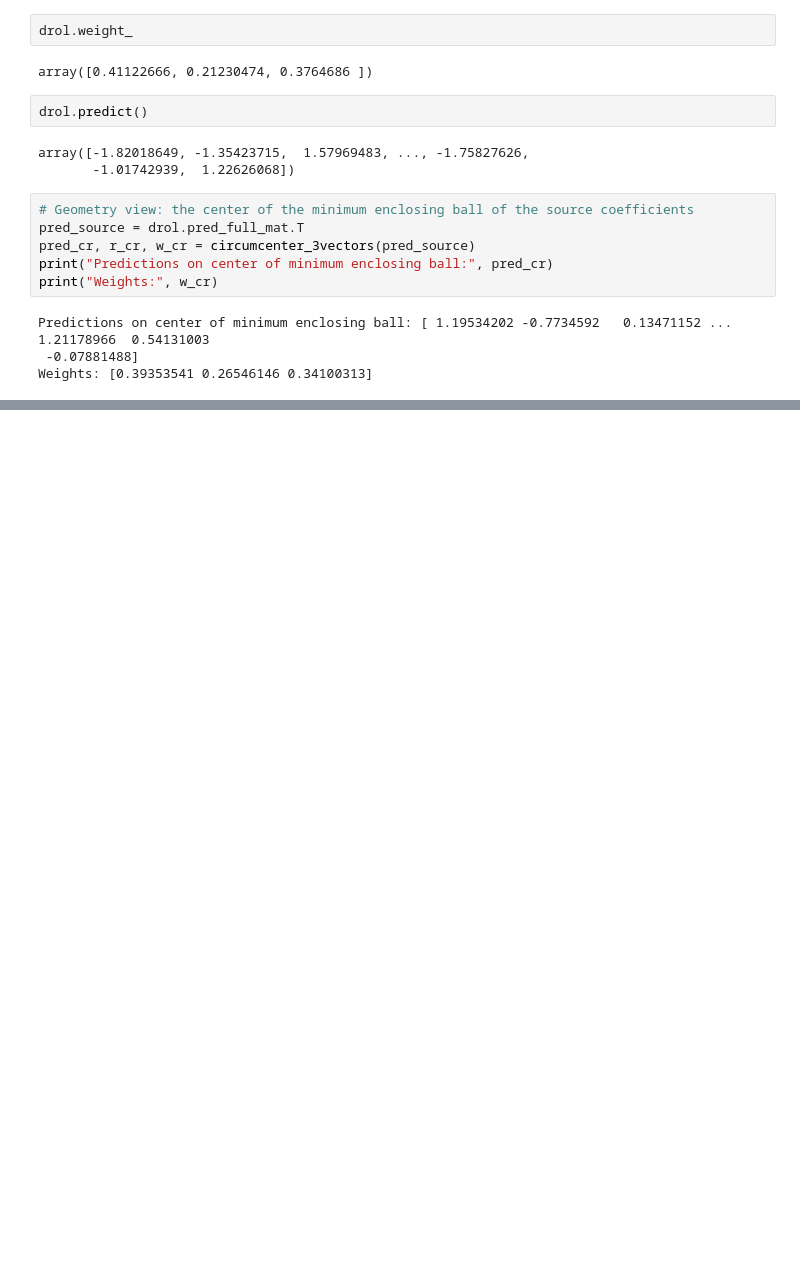
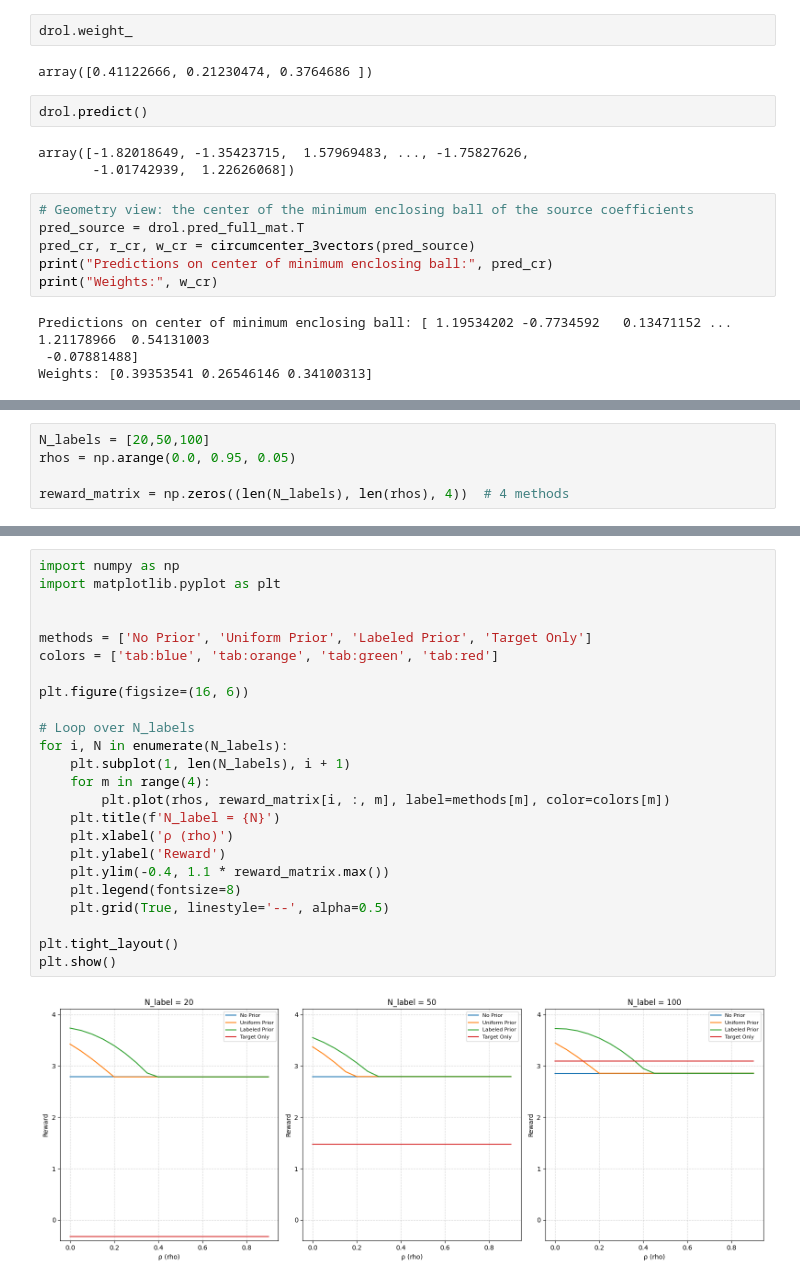
Before and after one commit to jaon11/CGDRO-Website, a Jupyter notebook: docs/python/reg_ml.ipynb, the cells around one changed output, grey strips where cells are left out. Cells and saved outputs as stored; diff of their text form; blank space fills up the shorter version.

```diff
--- a/docs/python/reg_ml.ipynb
+++ b/docs/python/reg_ml.ipynb
@@ -293,0 +298,5 @@ Weights: [0.39353541 0.26546146 0.34100313]
+# %%
+N_labels = [20,50,100]
+rhos = np.arange(0.0, 0.95, 0.05)
+
+reward_matrix = np.zeros((len(N_labels), len(rhos), 4))  # 4 methods
@@ -293,0 +373,26 @@ Weights: [0.39353541 0.26546146 0.34100313]
+# %%
+import numpy as np
+import matplotlib.pyplot as plt
+
+
+methods = ['No Prior', 'Uniform Prior', 'Labeled Prior', 'Target Only']
+colors = ['tab:blue', 'tab:orange', 'tab:green', 'tab:red']
+
+plt.figure(figsize=(16, 6))
+
+# Loop over N_labels
+for i, N in enumerate(N_labels):
+    plt.subplot(1, len(N_labels), i + 1)
+    for m in range(4):
+        plt.plot(rhos, reward_matrix[i, :, m], label=methods[m], color=colors[m])
+    plt.title(f'N_label = {N}')
+    plt.xlabel('ρ (rho)')
+    plt.ylabel('Reward')
+    plt.ylim(-0.4, 1.1 * reward_matrix.max())
+    plt.legend(fontsize=8)
+    plt.grid(True, linestyle='--', alpha=0.5)
+
+plt.tight_layout()
+plt.show()
+# %% [output]
+[figure, added]
```
Also changed, not shown: parts of 7 cells of this notebook, 42 other files.
